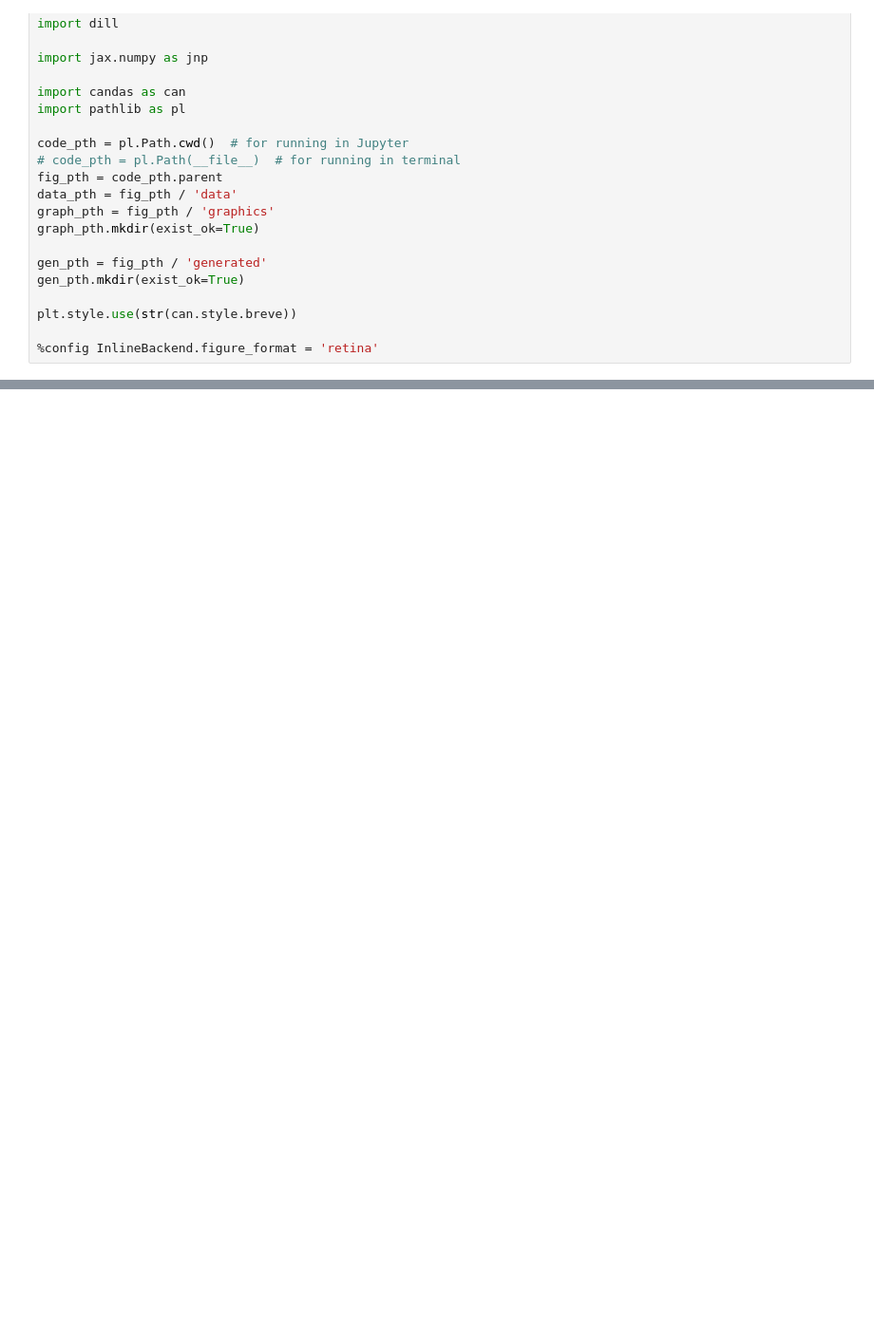
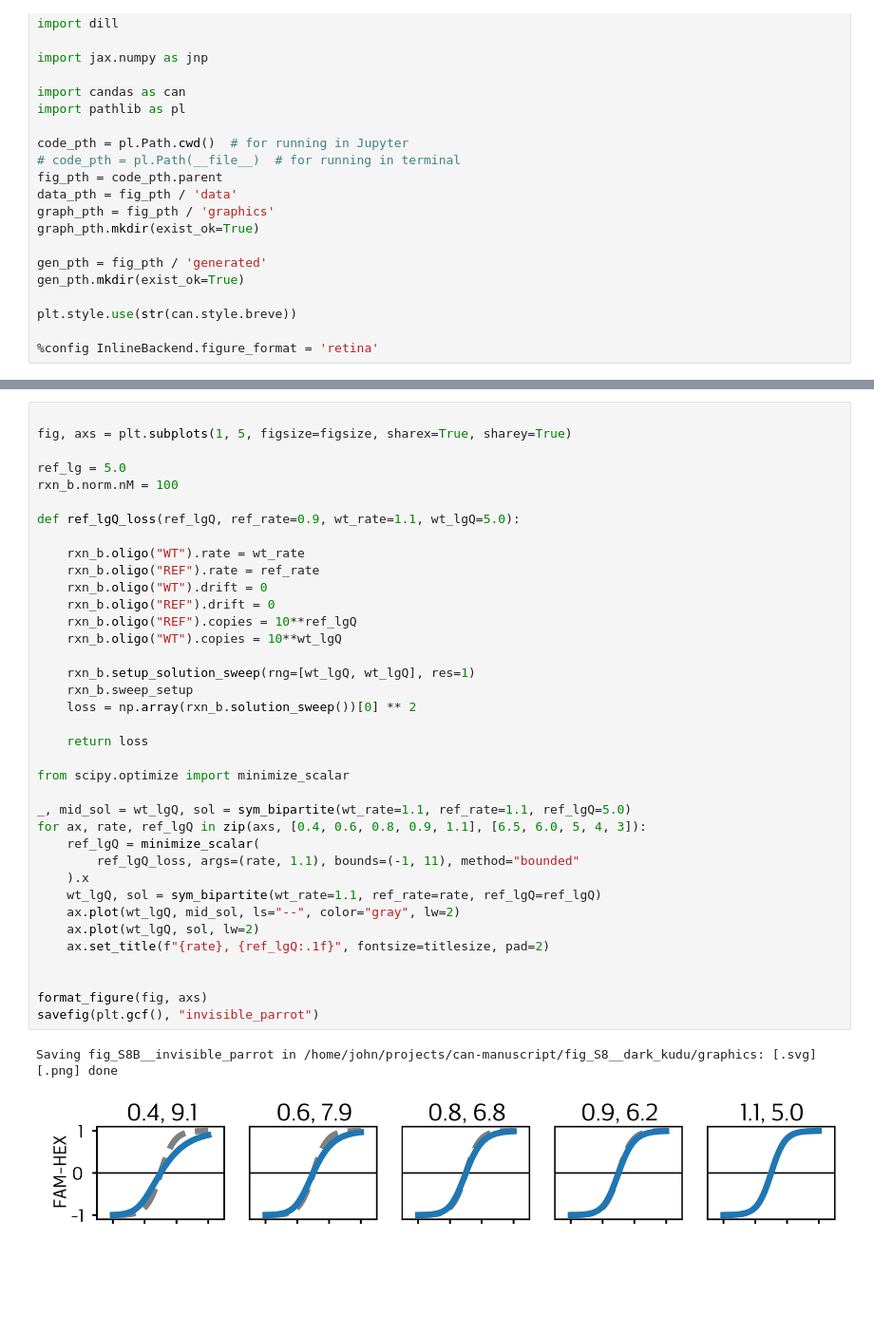
Before and after one commit to JohnGoertz/can-manuscript, a Jupyter notebook: fig_S8__dark_kudu/code/fig_S8__dark_kudu__ODE_Model_bipartite_tuning.ipynb, the cells around one changed output, grey strips where cells are left out. Shown at 95% size. Saved outputs shown, nothing was run; the diff lists cells and outputs as text; blank space fills up the shorter version.

```diff
--- a/fig_S8__dark_kudu/code/fig_S8__dark_kudu__ODE_Model_bipartite_tuning.ipynb
+++ b/fig_S8__dark_kudu/code/fig_S8__dark_kudu__ODE_Model_bipartite_tuning.ipynb
@@ -135,0 +159,40 @@ plt.tight_layout()
+# %%
+
+fig, axs = plt.subplots(1, 5, figsize=figsize, sharex=True, sharey=True)
+
+ref_lg = 5.0
+rxn_b.norm.nM = 100
+
+def ref_lgQ_loss(ref_lgQ, ref_rate=0.9, wt_rate=1.1, wt_lgQ=5.0):
+
+    rxn_b.oligo("WT").rate = wt_rate
+    rxn_b.oligo("REF").rate = ref_rate
+    rxn_b.oligo("WT").drift = 0
+    rxn_b.oligo("REF").drift = 0
+    rxn_b.oligo("REF").copies = 10**ref_lgQ
+    rxn_b.oligo("WT").copies = 10**wt_lgQ
+
+    rxn_b.setup_solution_sweep(rng=[wt_lgQ, wt_lgQ], res=1)
+    rxn_b.sweep_setup
+    loss = np.array(rxn_b.solution_sweep())[0] ** 2
+
+    return loss
+
+from scipy.optimize import minimize_scalar
+
+_, mid_sol = wt_lgQ, sol = sym_bipartite(wt_rate=1.1, ref_rate=1.1, ref_lgQ=5.0)
+for ax, rate, ref_lgQ in zip(axs, [0.4, 0.6, 0.8, 0.9, 1.1], [6.5, 6.0, 5, 4, 3]):
+    ref_lgQ = minimize_scalar(
+        ref_lgQ_loss, args=(rate, 1.1), bounds=(-1, 11), method="bounded"
+    ).x
+    wt_lgQ, sol = sym_bipartite(wt_rate=1.1, ref_rate=rate, ref_lgQ=ref_lgQ)
+    ax.plot(wt_lgQ, mid_sol, ls="--", color="gray", lw=2)
+    ax.plot(wt_lgQ, sol, lw=2)
+    ax.set_title(f"{rate}, {ref_lgQ:.1f}", fontsize=titlesize, pad=2)
+
+
+format_figure(fig, axs)
+savefig(plt.gcf(), "invisible_parrot")
+# %% [output]
+Saving fig_S8B__invisible_parrot in /home/john/projects/can-manuscript/fig_S8__dark_kudu/graphics: [.svg] [.png] done
+[figure, added]
```
Also changed, not shown: parts of 5 cells of this notebook, 7 other files.
